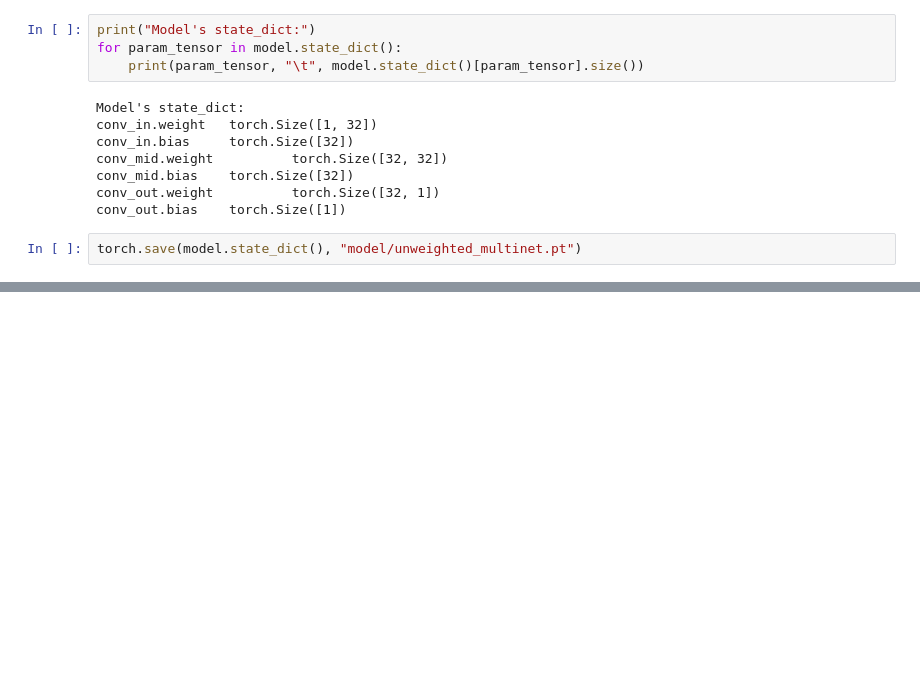
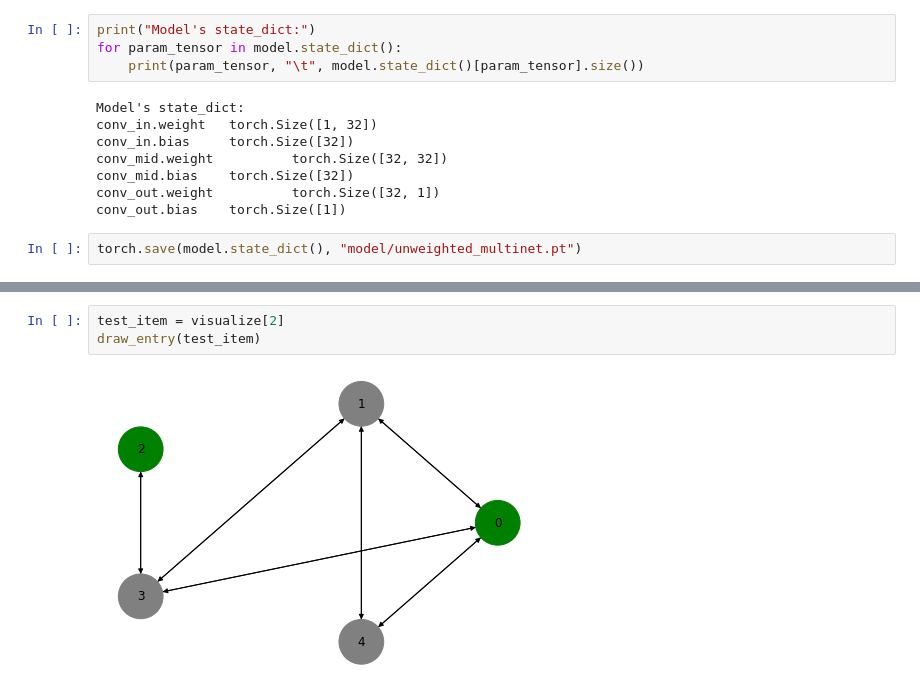
Before and after one commit to Zeyuzhao/DeepKidney, a Jupyter notebook: GCN.ipynb, the cells around one changed output, grey strips where cells are left out. Drawn from its saved outputs; the diff is of its cells as text; blank space fills up the shorter version.

```diff
--- a/GCN.ipynb
+++ b/GCN.ipynb
@@ -225,0 +250,5 @@ torch.save(model.state_dict(), "model/unweighted_multinet.pt")
+# %%
+test_item = visualize[2]
+draw_entry(test_item)
+# %% [output]
+[figure, added]
```
Also changed, not shown: parts of 18 cells of this notebook, 9 other files.
